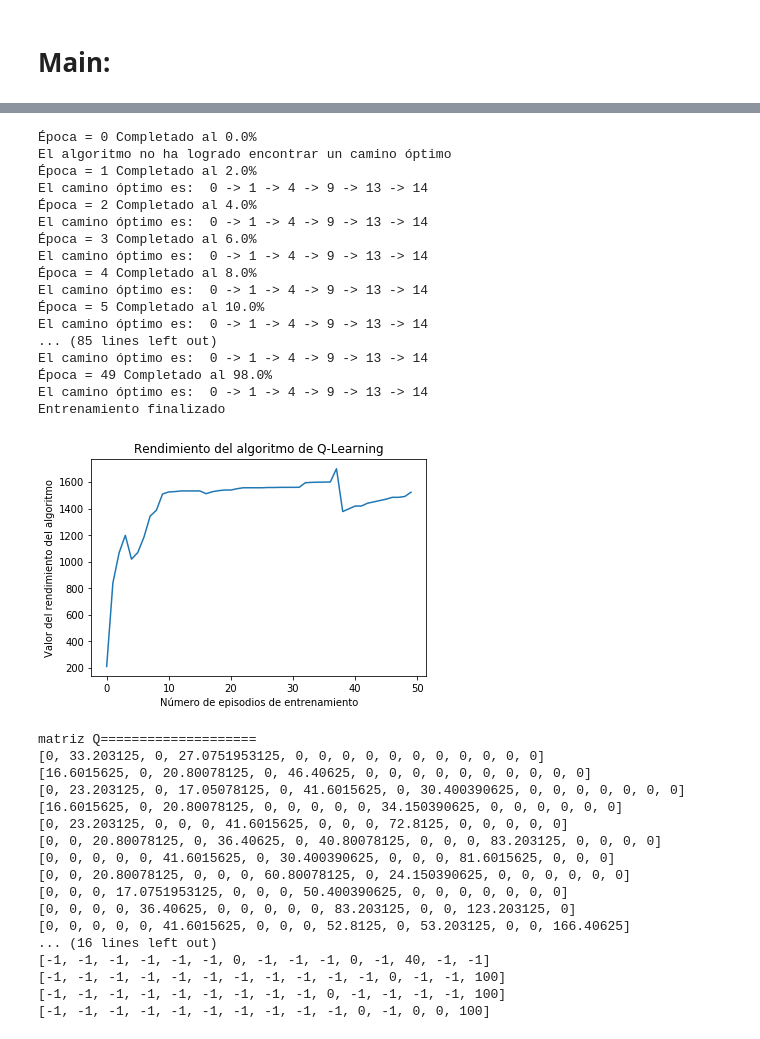
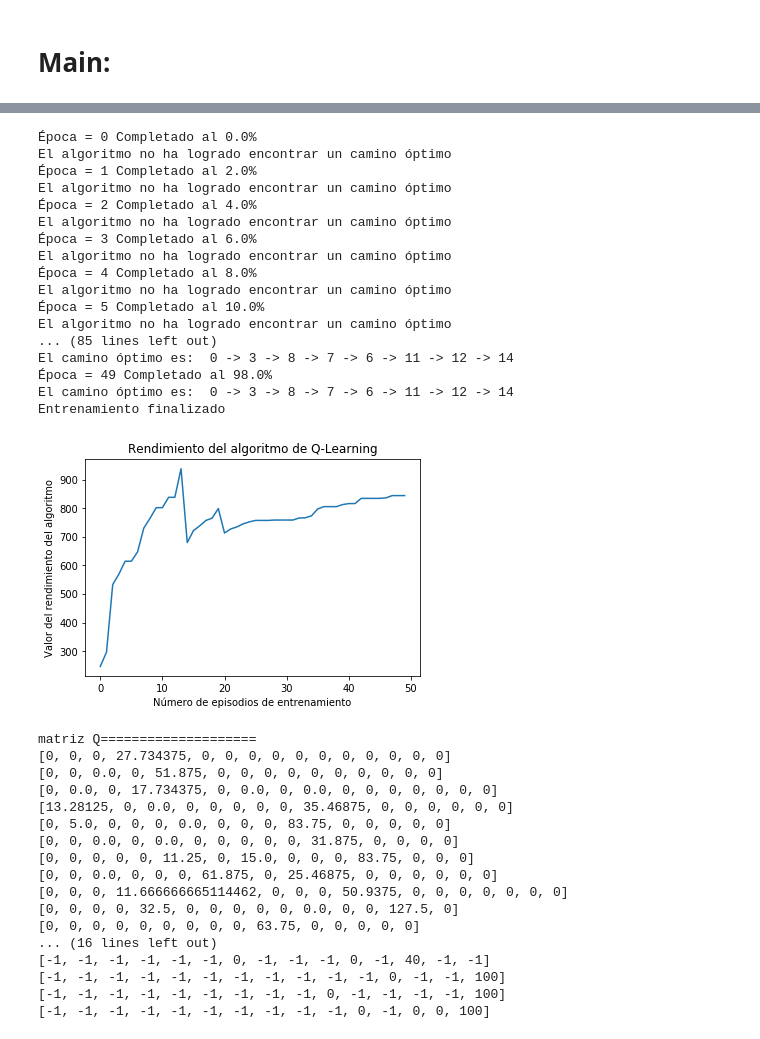
Before and after one commit to javiersgjavi/aprendizaje-refuerzo-IA, a Jupyter notebook: Trabajo IA.ipynb, the cells around one changed output, grey strips where cells are left out. Drawn from its saved outputs; the diff is of its cells as text; code cells hidden in the pictures.

```diff
--- a/Trabajo IA.ipynb
+++ b/Trabajo IA.ipynb
@@ -383,55 +362,55 @@ while i<=1:
 # %%
 data = cargar_datos_txt('./ejemplo2.txt')
 fin=14
 recompensas = cargar_datos_txt('./recompensas2.txt')
 #recompensas = crear_matriz_recompensas(data,fin)
 q = inicializa_Q(recompensas)
 gamma = 0.5
-alpha=0.000000000000000000000000000001
-epsilon= 0.0000000000000000000001
+alpha=0.5
+epsilon= 0.1
 bol_camino = True
 inicio = 0
 epochs= 50
-q, rendimiento  = q_learning(data, recompensas, q, fin, epochs, gamma, True, inicio)
-#q, rendimiento  = q_learning_F2(data, recompensas, q, fin, epochs, gamma,epsilon, alpha, True, inicio)
+#q, rendimiento  = q_learning(data, recompensas, q, fin, epochs, gamma, True, inicio)
+q, rendimiento  = q_learning_F2(data, recompensas, q, fin, epochs, gamma,epsilon, alpha, True, inicio)
 muestra_rendimiento(rendimiento)
 print('matriz Q====================')
 for i in range(0,len(q)):
     print(q[i])
 print('matriz R====================')
 for i in range(0,len(recompensas)):
     print(recompensas[i])
 # %% [output]
 Época = 0 Completado al 0.0%
 El algoritmo no ha logrado encontrar un camino óptimo
 Época = 1 Completado al 2.0%
-El camino óptimo es:  0 -> 1 -> 4 -> 9 -> 13 -> 14
+El algoritmo no ha logrado encontrar un camino óptimo
 Época = 2 Completado al 4.0%
-El camino óptimo es:  0 -> 1 -> 4 -> 9 -> 13 -> 14
+El algoritmo no ha logrado encontrar un camino óptimo
 Época = 3 Completado al 6.0%
-El camino óptimo es:  0 -> 1 -> 4 -> 9 -> 13 -> 14
+El algoritmo no ha logrado encontrar un camino óptimo
 Época = 4 Completado al 8.0%
-El camino óptimo es:  0 -> 1 -> 4 -> 9 -> 13 -> 14
+El algoritmo no ha logrado encontrar un camino óptimo
 Época = 5 Completado al 10.0%
-El camino óptimo es:  0 -> 1 -> 4 -> 9 -> 13 -> 14
+El algoritmo no ha logrado encontrar un camino óptimo
 ... (85 lines left out)
-El camino óptimo es:  0 -> 1 -> 4 -> 9 -> 13 -> 14
+El camino óptimo es:  0 -> 3 -> 8 -> 7 -> 6 -> 11 -> 12 -> 14
 Época = 49 Completado al 98.0%
-El camino óptimo es:  0 -> 1 -> 4 -> 9 -> 13 -> 14
+El camino óptimo es:  0 -> 3 -> 8 -> 7 -> 6 -> 11 -> 12 -> 14
 Entrenamiento finalizado
-[figure, old version]
+[figure, new version]
 matriz Q====================
-[0, 33.203125, 0, 27.0751953125, 0, 0, 0, 0, 0, 0, 0, 0, 0, 0, 0]
-[16.6015625, 0, 20.80078125, 0, 46.40625, 0, 0, 0, 0, 0, 0, 0, 0, 0, 0]
-[0, 23.203125, 0, 17.05078125, 0, 41.6015625, 0, 30.400390625, 0, 0, 0, 0, 0, 0, 0]
-[16.6015625, 0, 20.80078125, 0, 0, 0, 0, 0, 34.150390625, 0, 0, 0, 0, 0, 0]
-[0, 23.203125, 0, 0, 0, 41.6015625, 0, 0, 0, 72.8125, 0, 0, 0, 0, 0]
-[0, 0, 20.80078125, 0, 36.40625, 0, 40.80078125, 0, 0, 0, 83.203125, 0, 0, 0, 0]
-[0, 0, 0, 0, 0, 41.6015625, 0, 30.400390625, 0, 0, 0, 81.6015625, 0, 0, 0]
-[0, 0, 20.80078125, 0, 0, 0, 60.80078125, 0, 24.150390625, 0, 0, 0, 0, 0, 0]
-[0, 0, 0, 17.0751953125, 0, 0, 0, 50.400390625, 0, 0, 0, 0, 0, 0, 0]
-[0, 0, 0, 0, 36.40625, 0, 0, 0, 0, 0, 83.203125, 0, 0, 123.203125, 0]
-[0, 0, 0, 0, 0, 41.6015625, 0, 0, 0, 52.8125, 0, 53.203125, 0, 0, 166.40625]
+[0, 0, 0, 27.734375, 0, 0, 0, 0, 0, 0, 0, 0, 0, 0, 0]
+[0, 0, 0.0, 0, 51.875, 0, 0, 0, 0, 0, 0, 0, 0, 0, 0]
+[0, 0.0, 0, 17.734375, 0, 0.0, 0, 0.0, 0, 0, 0, 0, 0, 0, 0]
+[13.28125, 0, 0.0, 0, 0, 0, 0, 0, 35.46875, 0, 0, 0, 0, 0, 0]
+[0, 5.0, 0, 0, 0, 0.0, 0, 0, 0, 83.75, 0, 0, 0, 0, 0]
+[0, 0, 0.0, 0, 0.0, 0, 0, 0, 0, 0, 31.875, 0, 0, 0, 0]
+[0, 0, 0, 0, 0, 11.25, 0, 15.0, 0, 0, 0, 83.75, 0, 0, 0]
+[0, 0, 0.0, 0, 0, 0, 61.875, 0, 25.46875, 0, 0, 0, 0, 0, 0]
+[0, 0, 0, 11.666666665114462, 0, 0, 0, 50.9375, 0, 0, 0, 0, 0, 0, 0]
+[0, 0, 0, 0, 32.5, 0, 0, 0, 0, 0, 0.0, 0, 0, 127.5, 0]
+[0, 0, 0, 0, 0, 0, 0, 0, 0, 63.75, 0, 0, 0, 0, 0]
 ... (16 lines left out)
 [-1, -1, -1, -1, -1, -1, 0, -1, -1, -1, 0, -1, 40, -1, -1]
 [-1, -1, -1, -1, -1, -1, -1, -1, -1, -1, -1, 0, -1, -1, 100]
```
Also changed, not shown: parts of 2 cells of this notebook.
